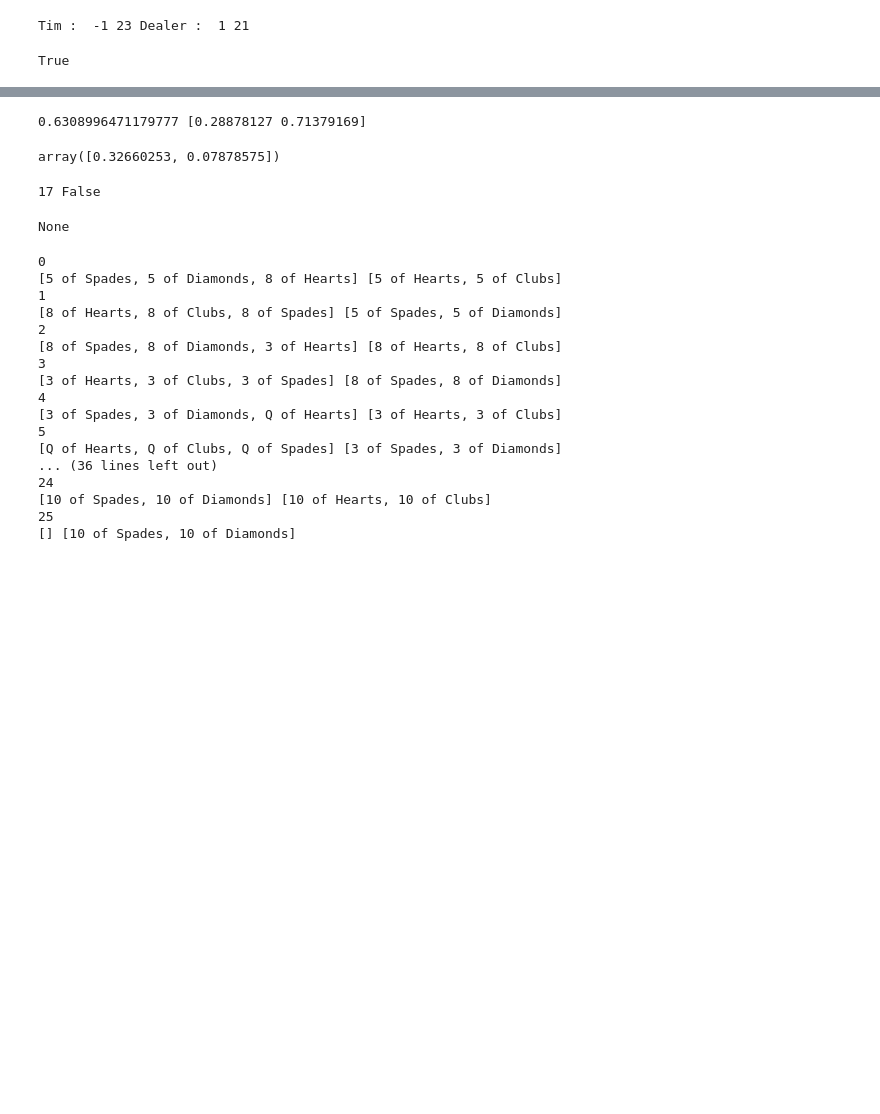
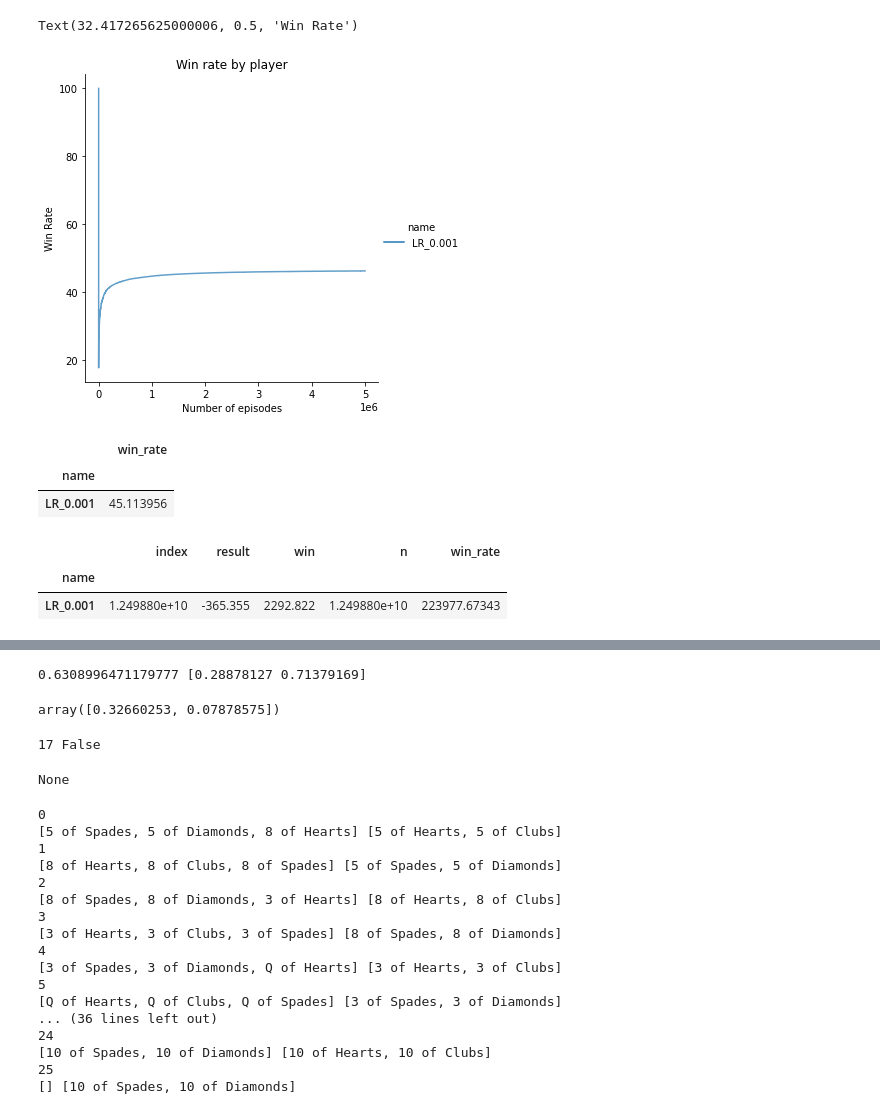
Before and after one commit to gdubbs100/BlackJack, a Jupyter notebook: BlackJack_working.ipynb, the cells around one changed output, grey strips where cells are left out. Saved outputs shown, nothing was run; the diff lists cells and outputs as text; code cells hidden in the pictures; blank space fills up the shorter version.

```diff
--- a/BlackJack_working.ipynb
+++ b/BlackJack_working.ipynb
@@ -30,17 +231,5 @@ class RL_Player(Player):
 # %%
-a_deck_of_cards = [Card(value, suit) for value in card_values for suit in card_suits]
-
-aDeck = Deck(a_deck_of_cards)
-
-aPlayer = RL_Player()
-aDealer = Dealer()
-
-for i in range(1,2):
-    aGame = Game(i,aDeck, [aPlayer], aDealer)
-    aGame.play()
+for i in range(1,5000000):
+    for aPlayer in Players:
+        aGame = Game(i,aDeck, [aPlayer], aDealer, VERBOSE = False)
+        aGame.play()
-# %% [output]
-Tim :  -1 23 Dealer :  1 21
-# %%
-aDealer.hitOrStay()
-# %% [output]
-True
@@ -52,0 +236,42 @@ for c in card_values:
+# %%
+all_results = pd.DataFrame()
+for aPlayer in Players:
+    results_df = pd.DataFrame(pd.Series(aPlayer.wins))
+    results_df.rename({0:'result'}, axis =1, inplace = True)
+    results_df['win'] = results_df.result > 0
+    results_df['n'] = results_df.index
+    # results_df = results_df[results_df.n > 40000]
+    results_df['win_rate'] = round(100*results_df.win.cumsum()/(results_df['n'] ),2)
+    results_df['name'] = aPlayer.name
+    all_results = pd.concat([all_results, results_df])
+
+all_results.reset_index(inplace = True)
+# %%
+import seaborn as sns
+import matplotlib.pyplot as plt
+
+wide_results = pd.pivot_table(all_results, index = 'n', columns = 'name', values = 'win_rate')
+
+sns.relplot(data = wide_results, alpha = 0.7, kind= 'line');
+plt.title('Win rate by player')
+plt.xlabel('Number of episodes')
+plt.ylabel('Win Rate')
+# %% [output]
+Text(32.417265625000006, 0.5, 'Win Rate')
+[figure, added]
+# %%
+all_results[['win_rate', 'name']].groupby('name').mean().sort_values(by = 'win_rate', ascending = False)
+# %% [output]
+|  | win_rate |
+| name |  |
+| LR_0.001 | 45.113956 |
+# %%
+last_results = all_results[all_results.n > 49000].copy()
+last_results.groupby('name').sum() / 1000 # gives approx win-rate over the last 10000
+
+# first_results = all_results[all_results.n < 1000].copy()
+# first_results.groupby('name').sum() / 1000
+# %% [output]
+|  | index | result | win | n | win_rate |
+| name |  |  |  |  |  |
+| LR_0.001 | 1.249880e+10 | -365.355 | 2292.822 | 1.249880e+10 | 223977.67343 |
```
Also changed, not shown: parts of 12 cells of this notebook, 1 other file.
